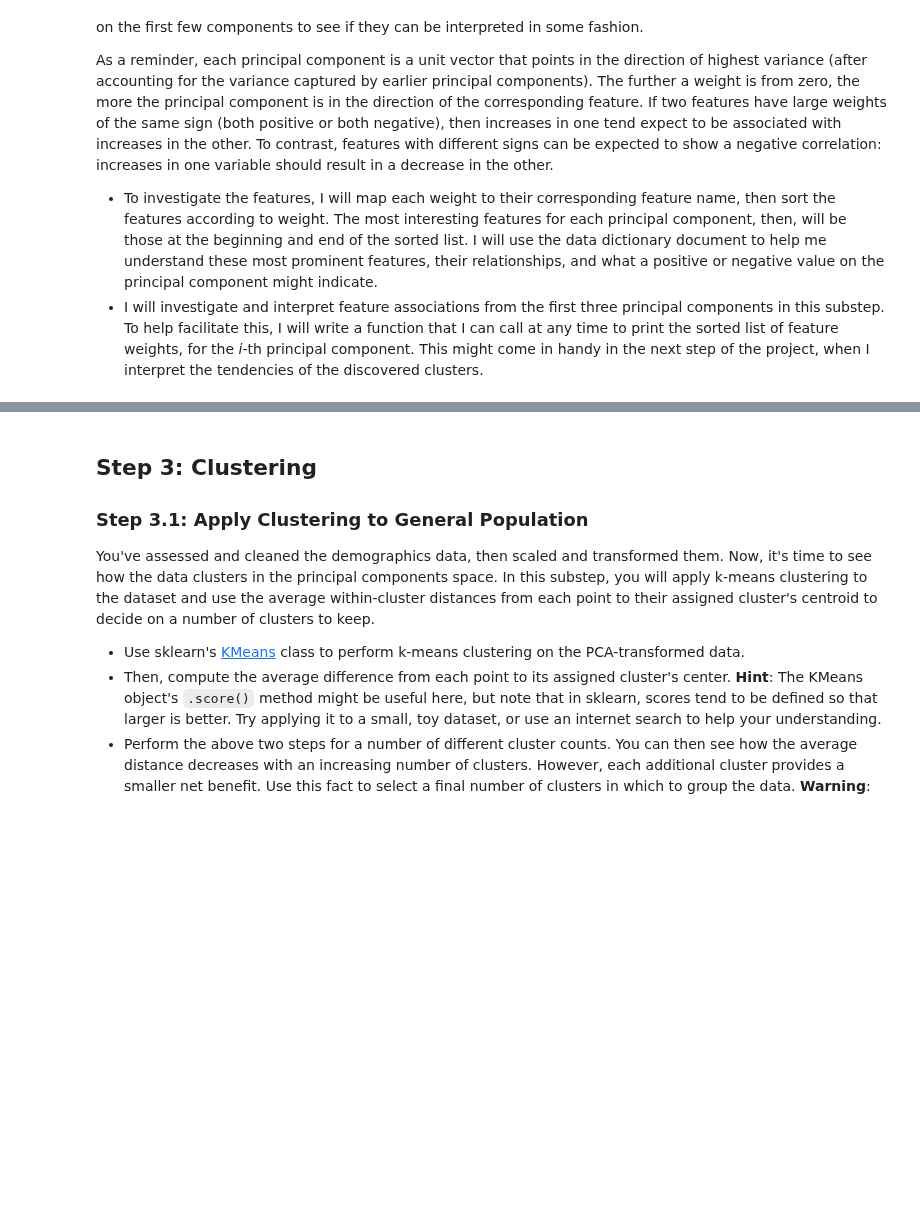
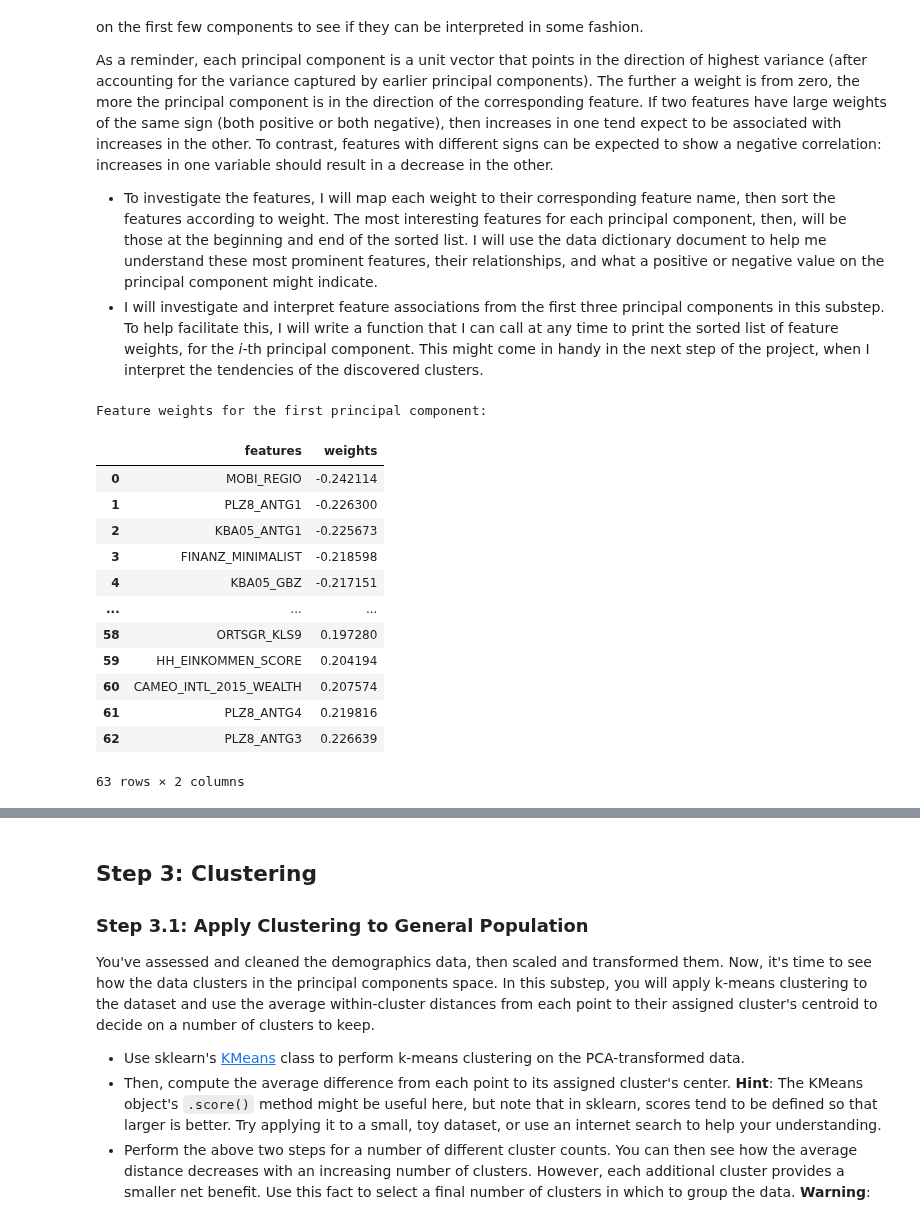
Before and after one commit to paulgureghian/Python_Notebooks, a Jupyter notebook: Create_Cust_Segments/Identify_Cust_Segments/identify_cust_segments.ipynb, the cells around one changed output, grey strips where cells are left out. Drawn from its saved outputs; the diff is of its cells as text; code cells hidden in the pictures; blank space fills up the shorter version.

```diff
--- a/Create_Cust_Segments/Identify_Cust_Segments/identify_cust_segments.ipynb
+++ b/Create_Cust_Segments/Identify_Cust_Segments/identify_cust_segments.ipynb
@@ -1115 +1107,31 @@ As a reminder, each principal component is a unit vector that points in the dire
+# %%
+# Map weights for the principal components to corresponding column names.
+def get_sorted_weights(i):
+
+    column_weights = pd.Series(pca.components_[i], index=azdias.columns)
+
+    azdias_weights = pd.DataFrame(column_weights.sort_values(), columns=['weights'])
+    azdias_weights.reset_index(inplace=True)
+
+    return azdias_weights.rename(columns={'index':'features'})
+
+# Feature weights for the first principal component.
+azdias_sorted_weights = get_sorted_weights(0)
+print("Feature weights for the first principal component: ", "\n")
+azdias_sorted_weights
+# %% [output]
+Feature weights for the first principal component:
+|  | features | weights |
+| 0 | MOBI_REGIO | -0.242114 |
+| 1 | PLZ8_ANTG1 | -0.226300 |
+| 2 | KBA05_ANTG1 | -0.225673 |
+| 3 | FINANZ_MINIMALIST | -0.218598 |
+| 4 | KBA05_GBZ | -0.217151 |
+| ... | ... | ... |
+| 58 | ORTSGR_KLS9 | 0.197280 |
+| 59 | HH_EINKOMMEN_SCORE | 0.204194 |
+| 60 | CAMEO_INTL_2015_WEALTH | 0.207574 |
+| 61 | PLZ8_ANTG4 | 0.219816 |
+| 62 | PLZ8_ANTG3 | 0.226639 |
+63 rows × 2 columns
 # %%
```
Also changed, not shown: parts of 10 cells of this notebook.
